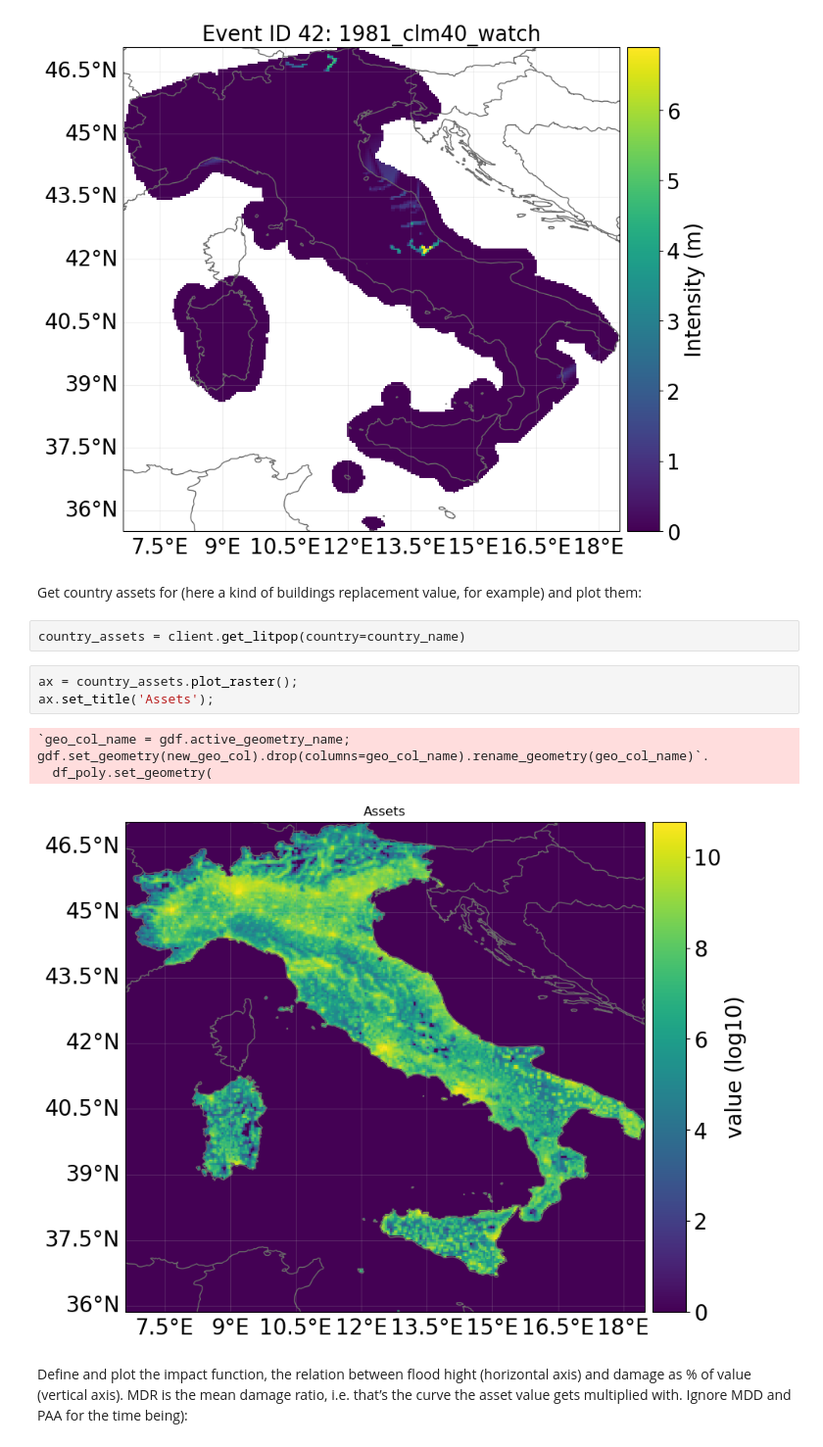
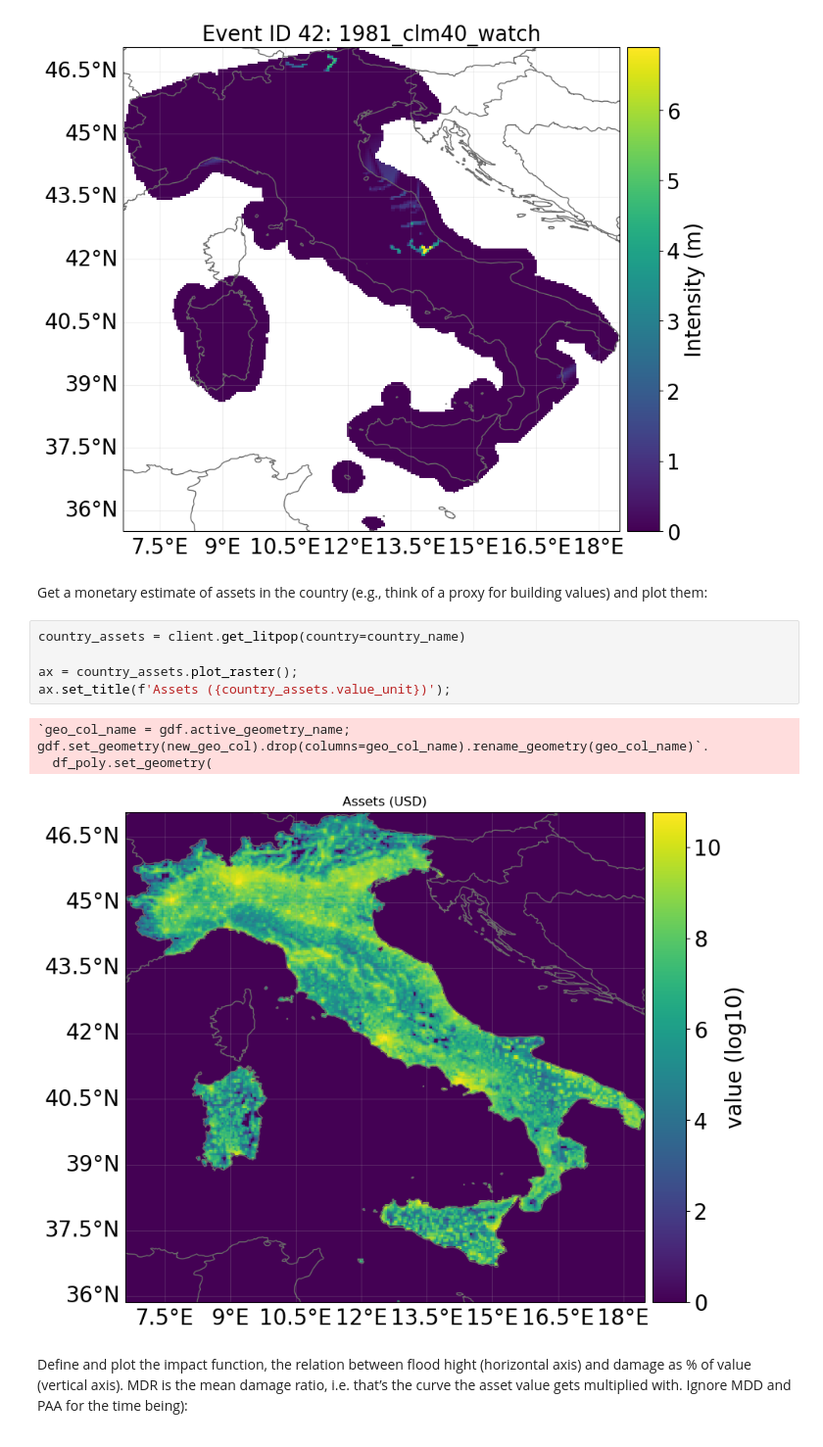
Before and after one commit to CLIMADA-project/climada-snippets, a Jupyter notebook: 002_ITA_WS_FL_HL_combine_demo.ipynb, the cells around one changed output. Shown at 98% size. Cells and saved outputs as stored; diff of their text form.

```diff
--- a/002_ITA_WS_FL_HL_combine_demo.ipynb
+++ b/002_ITA_WS_FL_HL_combine_demo.ipynb
@@ -34,16 +37,16 @@ flood_hazard_set.plot_intensity(42);
 # %% [output]
 [figure]
 # %% [markdown]
-Get country assets for (here a kind of buildings replacement value, for example) and plot them:
+Get a monetary estimate of assets in the country (e.g., think of a proxy for building values) and plot them:
-# %%
-country_assets = client.get_litpop(country=country_name)
 # %%
+country_assets = client.get_litpop(country=country_name)
+
 ax = country_assets.plot_raster();
-ax.set_title('Assets');
+ax.set_title(f'Assets ({country_assets.value_unit})');
 # %% [output]
 `geo_col_name = gdf.active_geometry_name; gdf.set_geometry(new_geo_col).drop(columns=geo_col_name).rename_geometry(geo_col_name)`.
   df_poly.set_geometry(
-[figure, old version]
+[figure, new version]
 # %% [markdown]
 Define and plot the impact function, the relation between flood hight (horizontal axis) and damage as % of value (vertical axis). MDR is the mean damage ratio, i.e. that’s the curve the asset value gets multiplied with. Ignore MDD and PAA for the time being):
 # %%
```
Also changed, not shown: parts of 14 cells of this notebook.
